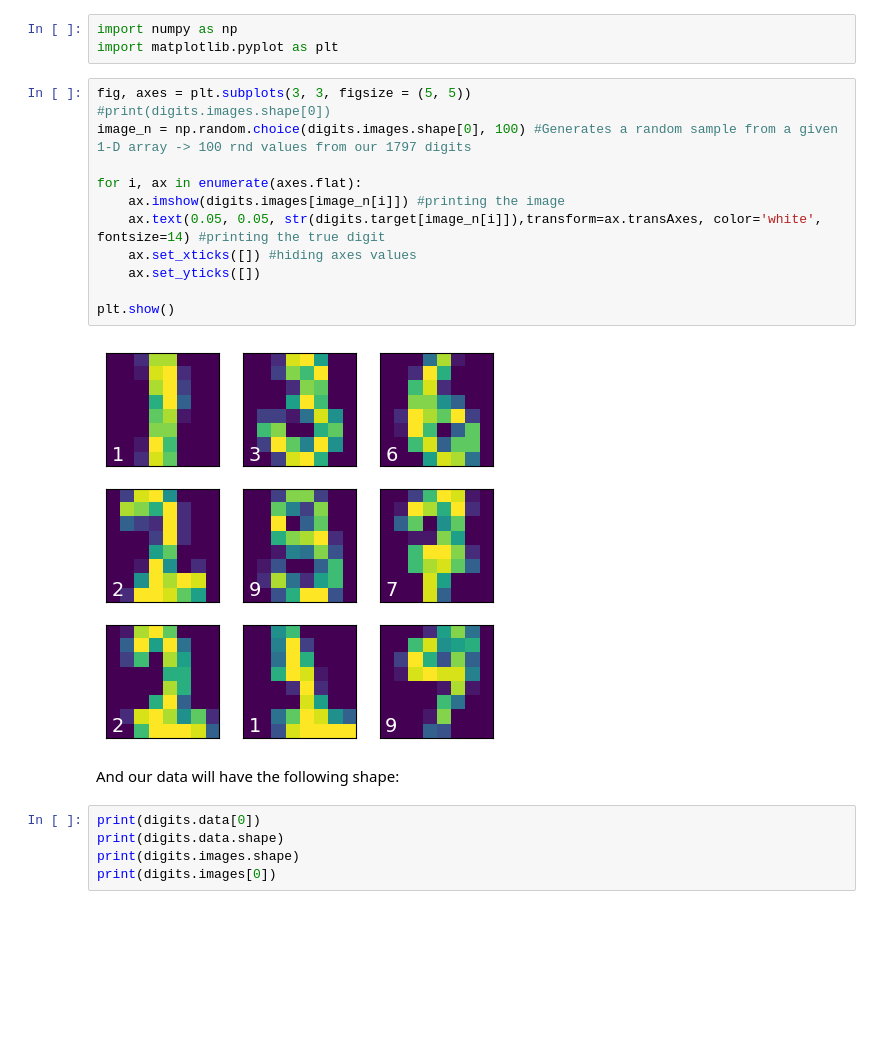
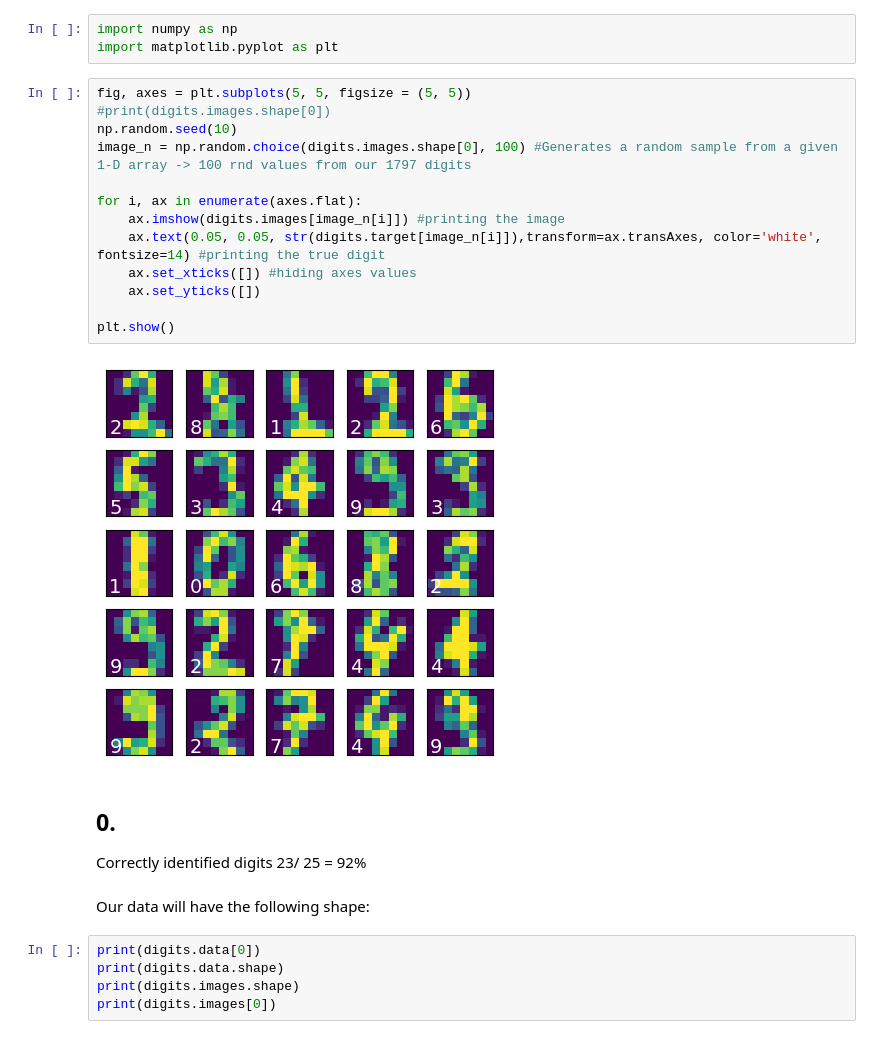
Before and after one commit to lisam10/astrostatistics_bicocca_2024, a Jupyter notebook: working/W13_digits.ipynb, the cells around one changed output. Drawn from its saved outputs; the diff is of its cells as text; blank space fills up the shorter version.

```diff
--- a/working/W13_digits.ipynb
+++ b/working/W13_digits.ipynb
@@ -18,21 +18,25 @@ We find that the data is an 8x8 pixel matrix where each pixel has a value betwee
 import numpy as np
 import matplotlib.pyplot as plt
 # %%
-fig, axes = plt.subplots(3, 3, figsize = (5, 5))
+fig, axes = plt.subplots(5, 5, figsize = (5, 5))
 #print(digits.images.shape[0])
+np.random.seed(10)
 image_n = np.random.choice(digits.images.shape[0], 100) #Generates a random sample from a given 1-D array -> 100 rnd values from our 1797 digits
 
 for i, ax in enumerate(axes.flat):
     ax.imshow(digits.images[image_n[i]]) #printing the image
     ax.text(0.05, 0.05, str(digits.target[image_n[i]]),transform=ax.transAxes, color='white', fontsize=14) #printing the true digit
     ax.set_xticks([]) #hiding axes values
     ax.set_yticks([])
 
 plt.show()
 # %% [output]
-[figure, old version]
+[figure, new version]
+# %% [markdown]
+## 0.
+Correctly identified digits 23/ 25 = 92%
 # %% [markdown]
-And our data will have the following shape:
+Our data will have the following shape:
 # %%
 print(digits.data[0])
 print(digits.data.shape)
```
Also changed, not shown: parts of 18 cells of this notebook.
